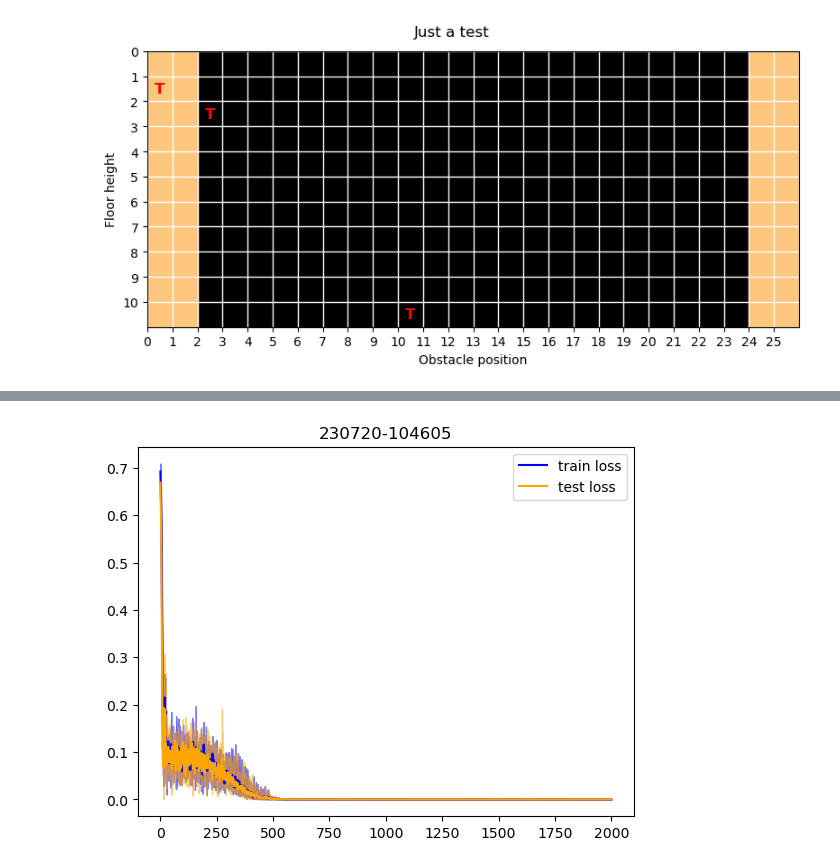
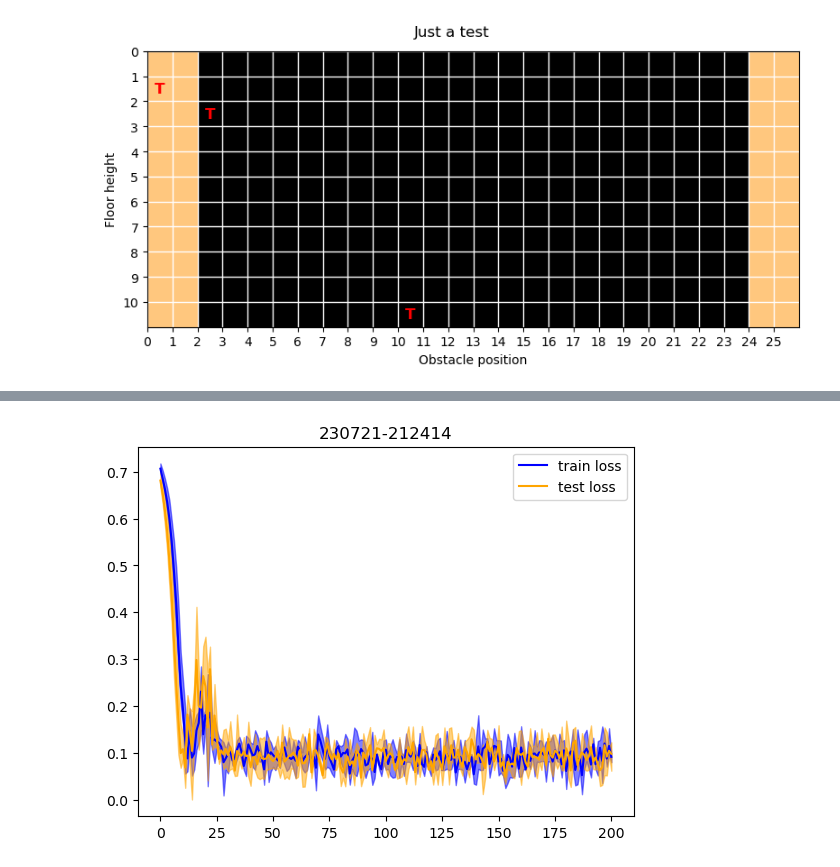
Before and after one commit to manusimidt/jku_master_thesis, a Jupyter notebook: visualize_configuration_seed.ipynb, the cells around one changed output, grey strips where cells are left out. Saved outputs shown, nothing was run; the diff lists cells and outputs as text; code cells hidden in the pictures.

```diff
--- a/visualize_configuration_seed.ipynb
+++ b/visualize_configuration_seed.ipynb
@@ -31,12 +27,13 @@ plt.show()
 [figure]
 # %%
 render = False
-folder_name: str = './experiments/230720-104605/'
+folder_name: str = './experiments/230721-212414/'
 
 def play_episode(model: ActorNet, env: VanillaEnv)->bool:
     """
     returns true of the episode is concidered solved
     """
+    model.eval()
     done = False
     episode_return = 0
     obs = env.reset()
@@ -65,8 +62,6 @@ for models_name in models_names:
 
             # todo load the model and check performance for all configurations
             env = VanillaEnv([(curr_obs_pos, curr_floor_height),], rendering=render)
-            set_seed(env, 31)
-
 
             model = ActorNet()
             ckp = torch.load(folder_name + models_name)
@@ -98,34 +91,34 @@ Loading model  train_bc50.pth
 # %%
-# folder_name: str = './experiments/230719-210327/'
+# folder_name: str = './experiments/230721-212414/'
 log_names = [n for n in os.listdir(folder_name) if n.endswith('.csv')]
 train_seqences, test_sequences = [], []
 
 for log_name in log_names:
     df = pd.read_csv(folder_name + log_name)
-    train_seqences.append(df['train_loss'])
-    test_sequences.append(df['test_loss'])
+    train_seqences.append(df['Train loss'])
+    test_sequences.append(df['Test loss'])
 
 train_df = pd.concat(train_seqences, axis=1)
 test_df = pd.concat(test_sequences, axis=1)
 
 x = train_df.index
 y1 = train_df.mean(axis=1)
 y2 = test_df.mean(axis=1)
 
 y1_min = train_df.min(axis=1)
 y1_max = train_df.max(axis=1)
 
 y2_min = test_df.min(axis=1)
 y2_max = test_df.max(axis=1)
 
 
 plt.plot(x, y1, 'blue', label='train loss')
 plt.plot(x, y2, 'orange', label='test loss')
 plt.fill_between(x, y1_min, y1_max, color='blue', alpha=0.5)
 plt.fill_between(x, y2_min, y2_max, color='orange', alpha=0.5)
 plt.legend()
 plt.title(folder_name.split('/')[-2])
 plt.savefig(folder_name + 'loss.png')
 plt.show()
 # %% [output]
-[figure, old version]
+[figure, new version]
```
Also changed, not shown: parts of 2 cells of this notebook, 16 other files.
